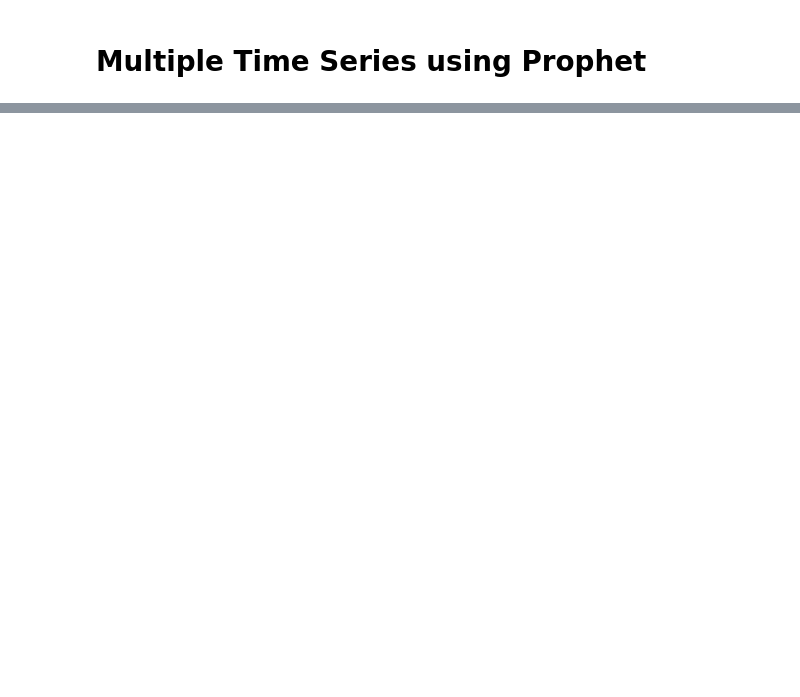
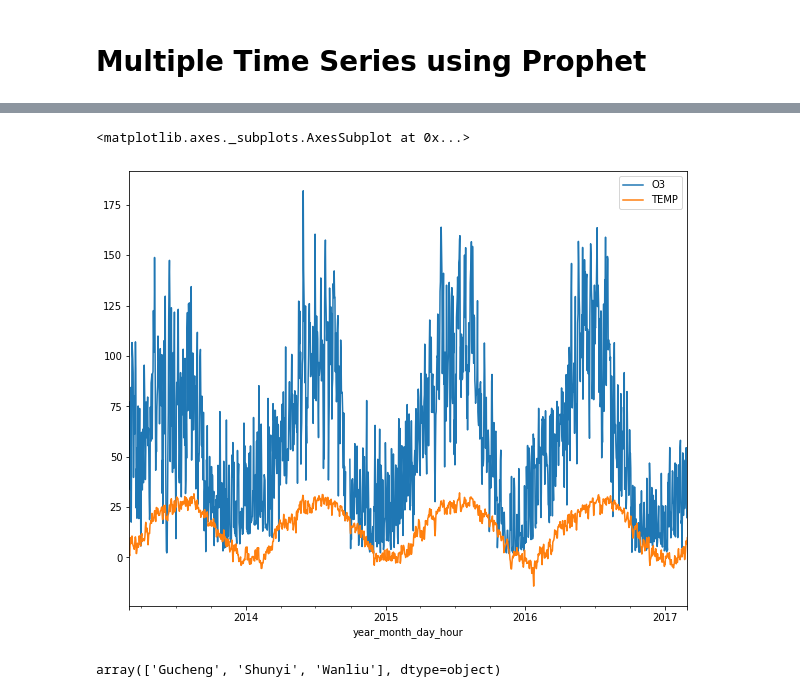
Before and after one commit to shelly2904/DATA_SCIENCE, a Jupyter notebook: Time Series/Time_Series_Algorithms.ipynb, the cells around one changed output, grey strips where cells are left out. Cells and saved outputs as stored; diff of their text form; code cells hidden in the pictures; blank space fills up the shorter version.

```diff
--- a/Time Series/Time_Series_Algorithms.ipynb
+++ b/Time Series/Time_Series_Algorithms.ipynb
@@ -677,0 +466,9 @@ fig2 = m2.plot_components(forecast1)
+# %%
+aq_df.set_index('year_month_day_hour').query("station=='Gucheng'")[['O3', 'TEMP']].plot()
+# %% [output]
+<matplotlib.axes._subplots.AxesSubplot at 0x...>
+[figure, added]
+# %%
+aq_df['station'].unique()
+# %% [output]
+array(['Gucheng', 'Shunyi', 'Wanliu'], dtype=object)
```
Also changed, not shown: parts of 73 cells of this notebook.
